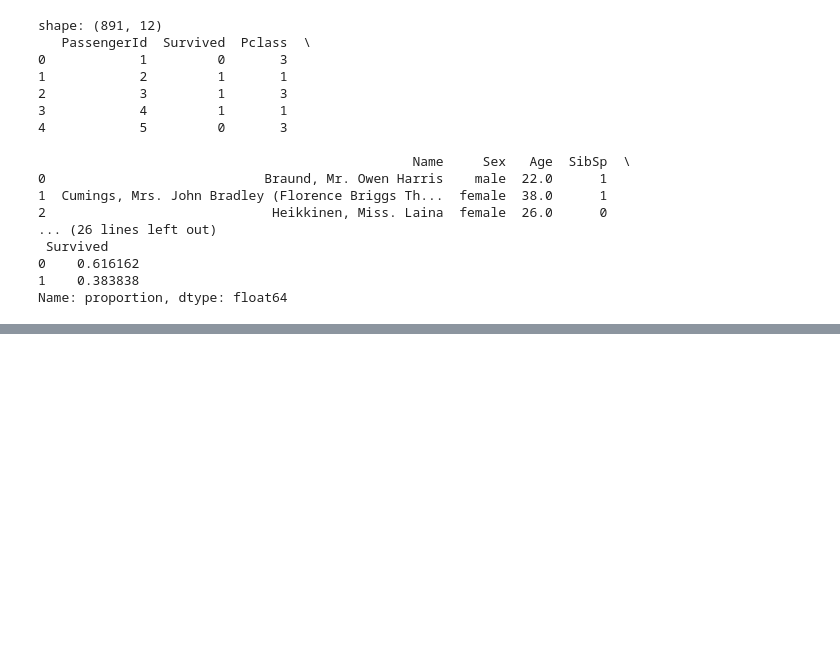
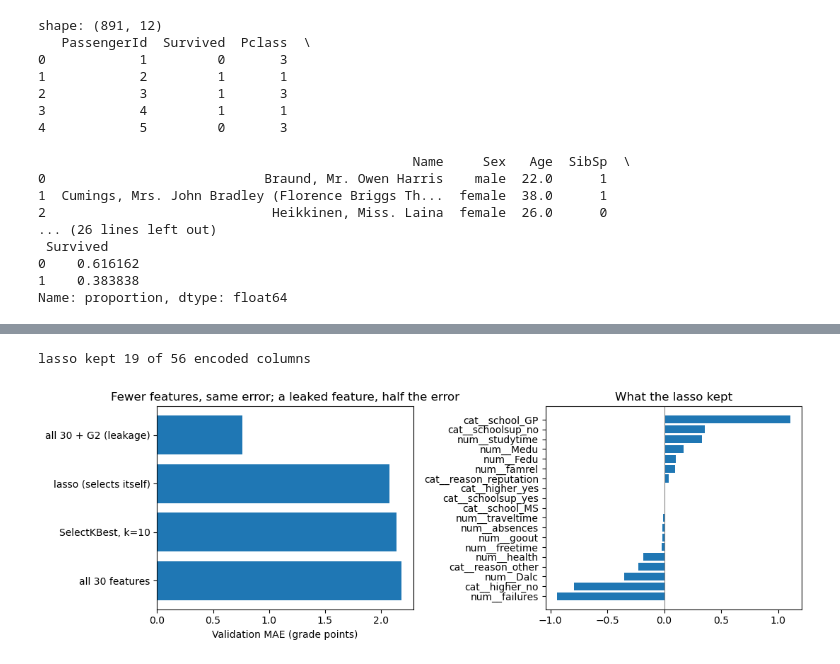
Before and after one commit to waihauuuuu/MACHINE-LEARNING, a Jupyter notebook: all_experiments/ML-lab01.ipynb, the cells around one changed output, grey strips where cells are left out. Cells and saved outputs as stored; diff of their text form; code cells hidden in the pictures; blank space fills up the shorter version.

```diff
--- a/all_experiments/ML-lab01.ipynb
+++ b/all_experiments/ML-lab01.ipynb
@@ -56,0 +225,14 @@ Name: proportion, dtype: float64
+# %%
+students = pd.read_csv(DATA / "student_performance_dataset.csv")
+print("shape:", students.shape, " missing:", students.isna().sum().sum(),
+    " duplicates:", students.duplicated().sum())
+
+target = "G3"
+leaky = ["G1", "G2"]
+X_s = students.drop(columns=[target] + leaky)
+y_s = students[target]
+s_num = X_s.select_dtypes(include="number").columns.tolist()
+s_cat = X_s.select_dtypes(exclude="number").columns.tolist()
+print(len(s_num), "numeric and", len(s_cat), "text features available at enrolment")
+
+Xs_train, Xs_valid, ys_train, ys_valid = train_test_split(X_s, y_s, test_size=0.25, random_state=42)
@@ -56,0 +294,18 @@ Name: proportion, dtype: float64
+# %%
+coefs = pd.Series(lasso.named_steps["model"].coef_,
+                    index=lasso.named_steps["preprocess"].get_feature_names_out())
+kept = coefs[coefs != 0].sort_values()
+print(f"lasso kept {len(kept)} of {len(coefs)} encoded columns")
+
+fig, axes = plt.subplots(1, 2, figsize=(11, 3.8))
+axes[0].barh(list(results), list(results.values()))
+axes[0].set_xlabel("Validation MAE (grade points)")
+axes[0].set_title("Fewer features, same error; a leaked feature, half the error")
+axes[1].barh(kept.index, kept.values)
+axes[1].axvline(0, color="grey", linewidth=0.8)
+axes[1].set_title("What the lasso kept")
+plt.tight_layout()
+plt.show()
+# %% [output]
+lasso kept 19 of 56 encoded columns
+[figure, added]
```
Also changed, not shown: parts of 14 cells of this notebook.
